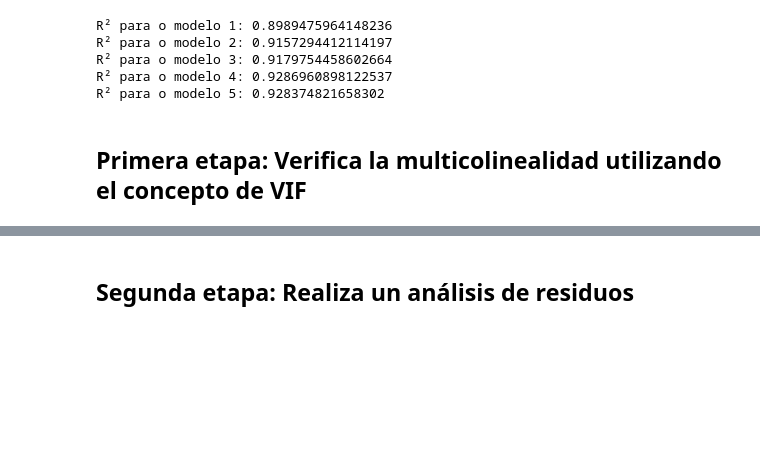
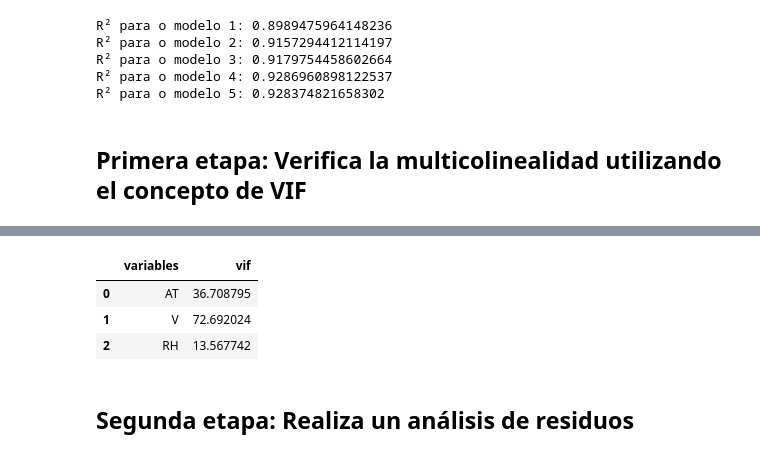
Before and after one commit to DanielRaiicHu/precio_de_inmuebles_regresion_lineal, a Jupyter notebook: precios_de_inmuebles_regresion_lineal.ipynb, the cells around one changed output, grey strips where cells are left out. Cells and saved outputs as stored; diff of their text form; code cells hidden in the pictures; blank space fills up the shorter version.

```diff
--- a/precios_de_inmuebles_regresion_lineal.ipynb
+++ b/precios_de_inmuebles_regresion_lineal.ipynb
@@ -1104,2 +1154,16 @@ R² para o modelo 5: 0.928374821658302
+# %%
+# VIF 5
+# Creamos un DataFrame con las variables explicativas del modelo 5
+vif_energia_5 = pd.DataFrame()
+
+# Agregamos los nombres de las variables al DataFrame
+vif_energia_5['variables'] = explicativas_energia_5
+vif_energia_5['vif'] = [vif(X_5[explicativas_energia_5], i) for i in range(len(explicativas_energia_5))]
+vif_energia_5
+# %% [output]
+|  | variables | vif |
+| 0 | AT | 36.708795 |
+| 1 | V | 72.692024 |
+| 2 | RH | 13.567742 |
 # %% [markdown]
 ## Segunda etapa: Realiza un análisis de residuos
```
Also changed, not shown: parts of 6 cells of this notebook.
